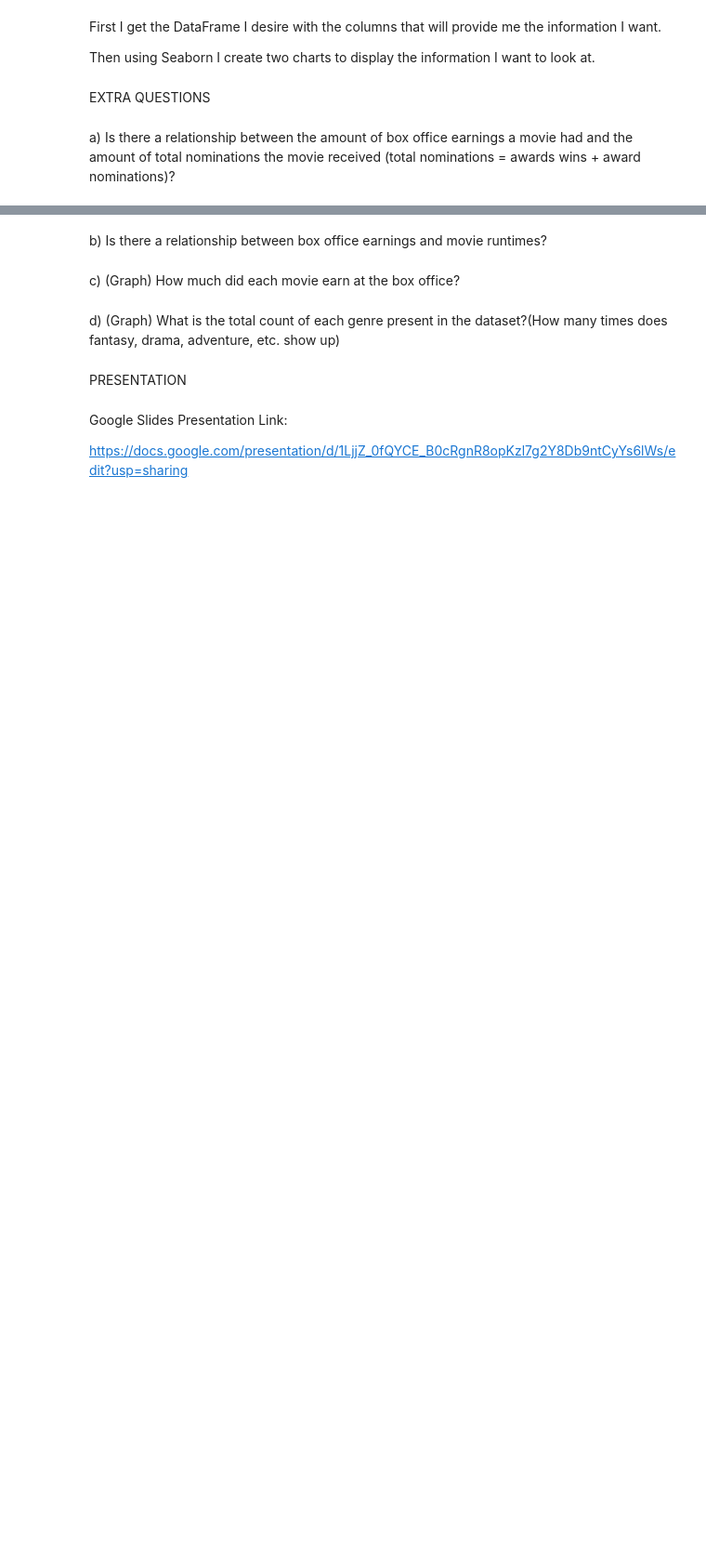
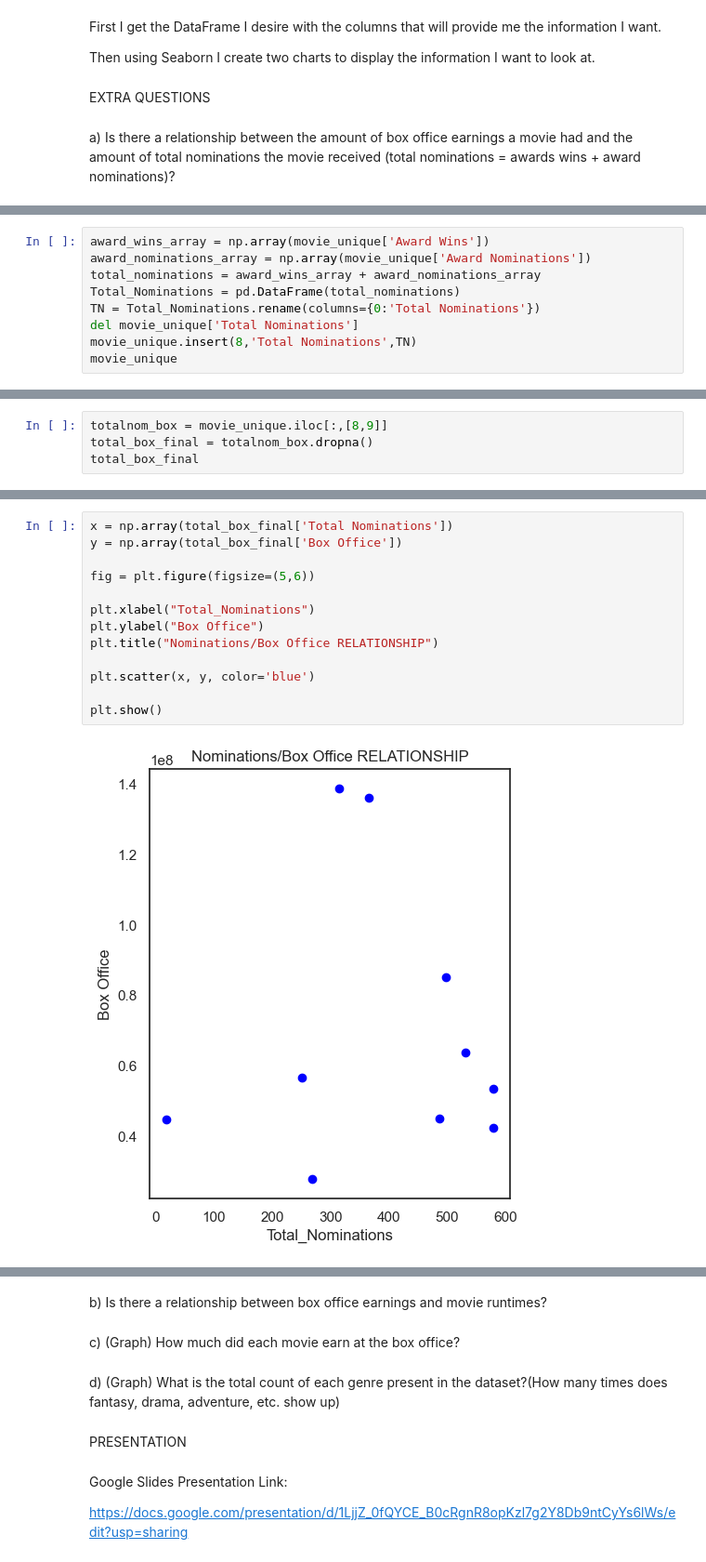
Before and after one commit to 3Grey6Jedi9/Data-Analysis-Project-08, a Jupyter notebook: movie_analysis.ipynb, the cells around one changed output, grey strips where cells are left out. Shown at 93% size. Cells and saved outputs as stored; diff of their text form; blank space fills up the shorter version.

```diff
--- a/movie_analysis.ipynb
+++ b/movie_analysis.ipynb
@@ -201,3 +201,12 @@ movie_unique
 | 15 | The Russians Are Coming the Russi... | Unrated | 25 May 1966 | 126 | Comedy, War | Norman Jewison | 5 | 13 | NaN |
 | 16 | Alfie | Unrated | 24 Aug 1966 | 114 | Comedy, Drama | Lewis Gilbert | 8 | 22 | NaN |
 | 17 | The Fortune Cookie | Passed | 19 Oct 1966 | 125 | Comedy, Romance | Billy Wilder | 3 | 5 | NaN |
+# %%
+award_wins_array = np.array(movie_unique['Award Wins'])
+award_nominations_array = np.array(movie_unique['Award Nominations'])
+total_nominations = award_wins_array + award_nominations_array
+Total_Nominations = pd.DataFrame(total_nominations)
+TN = Total_Nominations.rename(columns={0:'Total Nominations'})
+del movie_unique['Total Nominations']
+movie_unique.insert(8,'Total Nominations',TN)
+movie_unique
@@ -203,0 +230,4 @@ movie_unique
+# %%
+totalnom_box = movie_unique.iloc[:,[8,9]]
+total_box_final = totalnom_box.dropna()
+total_box_final
@@ -203,0 +246,15 @@ movie_unique
+# %%
+x = np.array(total_box_final['Total Nominations'])
+y = np.array(total_box_final['Box Office'])
+
+fig = plt.figure(figsize=(5,6))
+
+plt.xlabel("Total_Nominations")
+plt.ylabel("Box Office")
+plt.title("Nominations/Box Office RELATIONSHIP")
+
+plt.scatter(x, y, color='blue')
+
+plt.show()
+# %% [output]
+[figure, added]
```
Also changed, not shown: parts of 3 cells of this notebook.
